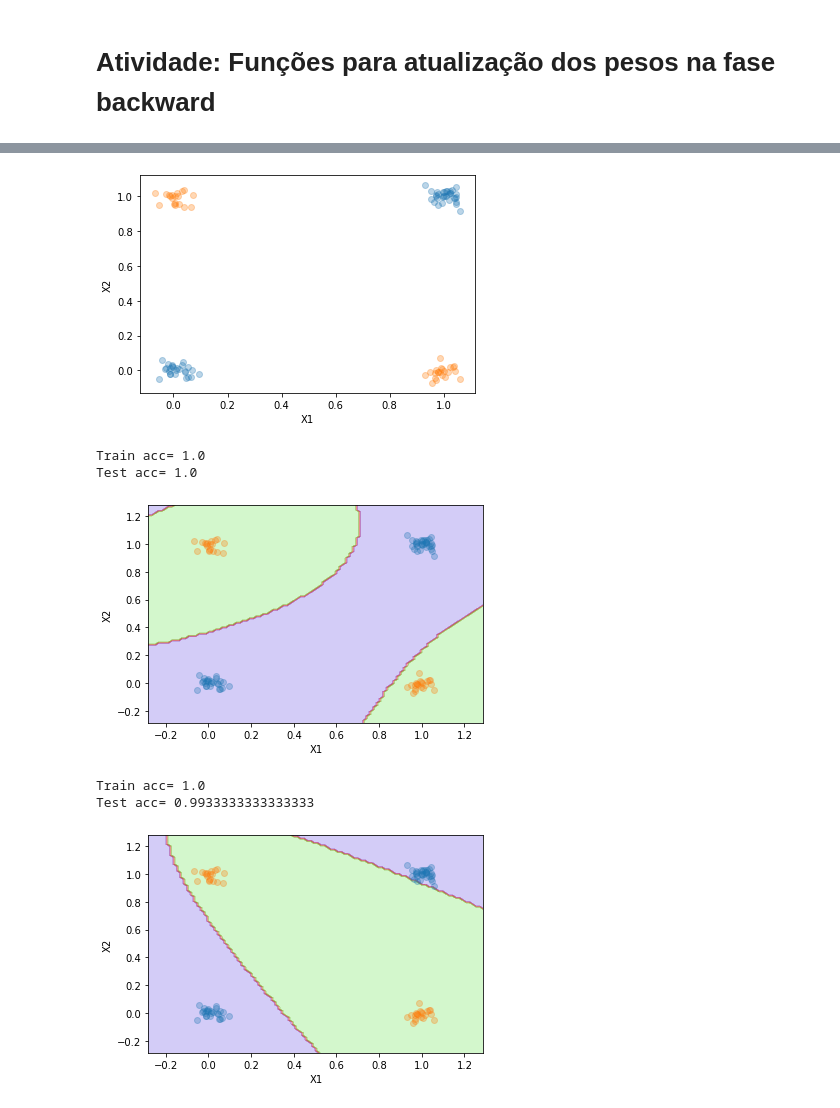
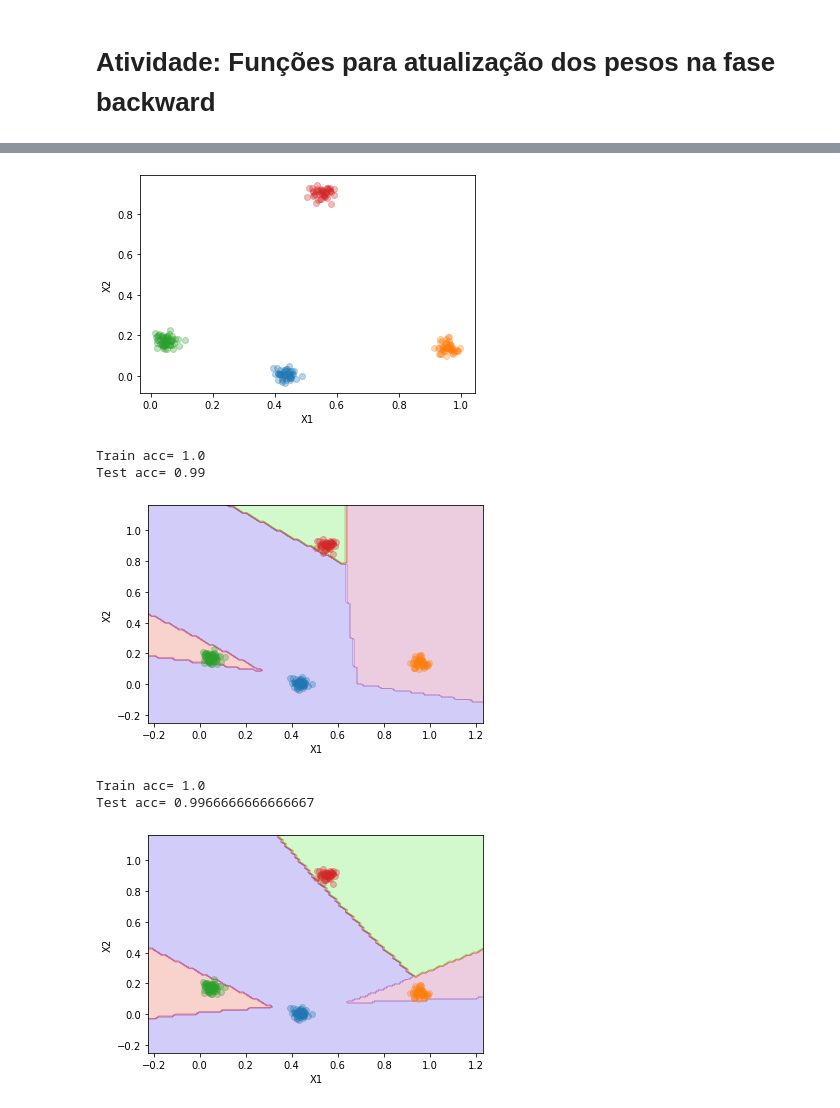
Before and after one commit to glima91/mestrado-redes-neurais, a Jupyter notebook: Atividade_5_Funcoes_de_Ativacao.ipynb, the cells around one changed output, grey strips where cells are left out. Cells and saved outputs as stored; diff of their text form; code cells hidden in the pictures.

```diff
--- a/Atividade_5_Funcoes_de_Ativacao.ipynb
+++ b/Atividade_5_Funcoes_de_Ativacao.ipynb
@@ -87,6 +94,7 @@ class Backpropagation():
       self.Z.append(self.A[-1] @ self.Ws[i])
       A = self.activation.forward(self.Z[-1])
     self.ypred = self.activation.decision(A)
+    return self.ypred
 
 
   def predict(self, X):
@@ -156,7 +217,9 @@ def criaDatasetXor(n=1000):
   return X, y
 
 
-X, y = criaDatasetXor(n=1000)
+#X, y = criaDatasetXor(n=2000)
+
+X, y = criaDataset(n=2000, n_classes=4)
 
 Xtr, Xte, ytr, yte = train_test_split(X, y, test_size=.9)
 # %%
@@ -191,10 +254,10 @@ def plotPredictions(clf,X):
 # %%
 plotdataset(Xtr, ytr)
 # %% [output]
-[figure, old version]
+[figure, new version]
 # %%
-def train_test_evaluation(activation, regularization, learning_rate, max_iter):
-  model = MLP(training_algorithm=Backpropagation(activation=activation, regularization=regularization, learning_rate=learning_rate, max_iter=max_iter))
+def train_test_evaluation(activation, regularization, learning_rate, max_iter, n_hidden):
+  model = MLP(training_algorithm=Backpropagation(activation=activation, regularization=regularization, learning_rate=learning_rate, max_iter=max_iter, n_hidden=n_hidden))
   model.fit(Xtr,ytr)
   ypred = model.predict(Xtr,ytr)
   print("Train acc=", sum(ytr == ypred)/len(ytr))
@@ -205,15 +268,15 @@ def train_test_evaluation(activation, regularization, learning_rate, max_iter):
   plotdataset(Xtr,ytr)
   plotPredictions(model,Xte)
 # %%
-train_test_evaluation(activation=Tanh(), regularization=0.8, learning_rate=0.0001, max_iter=1000)
+train_test_evaluation(activation=Tanh(), regularization=0.8, learning_rate=0.0001, max_iter=10000, n_hidden=[5])
 # %% [output]
 Train acc= 1.0
-Test acc= 1.0
+Test acc= 0.99
-[figure, old version]
+[figure, new version]
 # %%
-train_test_evaluation(activation=Sigmoid(), regularization=0.6, learning_rate=0.0001, max_iter=1000)
+train_test_evaluation(activation=Sigmoid(), regularization=0.9, learning_rate=0.0001, max_iter=10000, n_hidden=[5])
 # %% [output]
 Train acc= 1.0
-Test acc= 0.9933333333333333
+Test acc= 0.9966666666666667
-[figure, old version]
+[figure, new version]
 # %%
```
Also changed, not shown: parts of 4 cells of this notebook.
